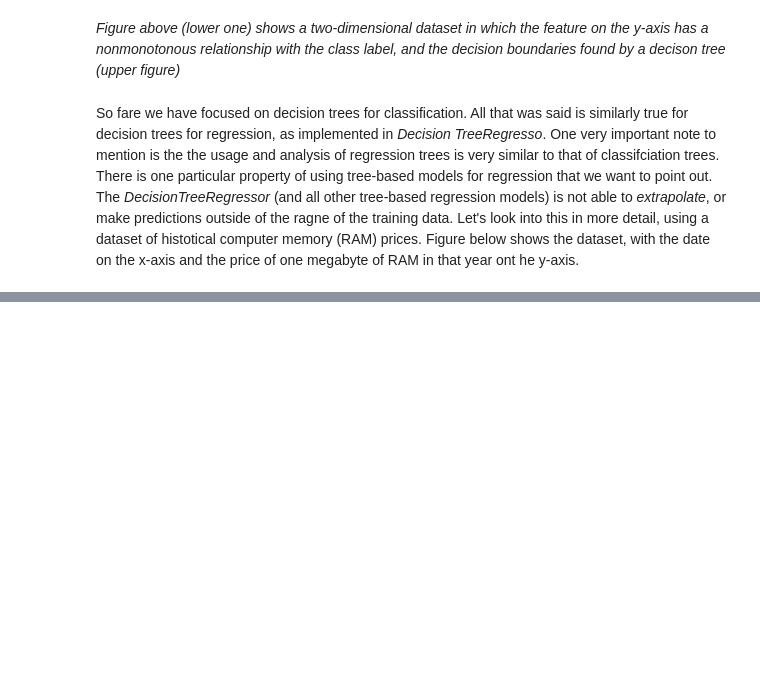
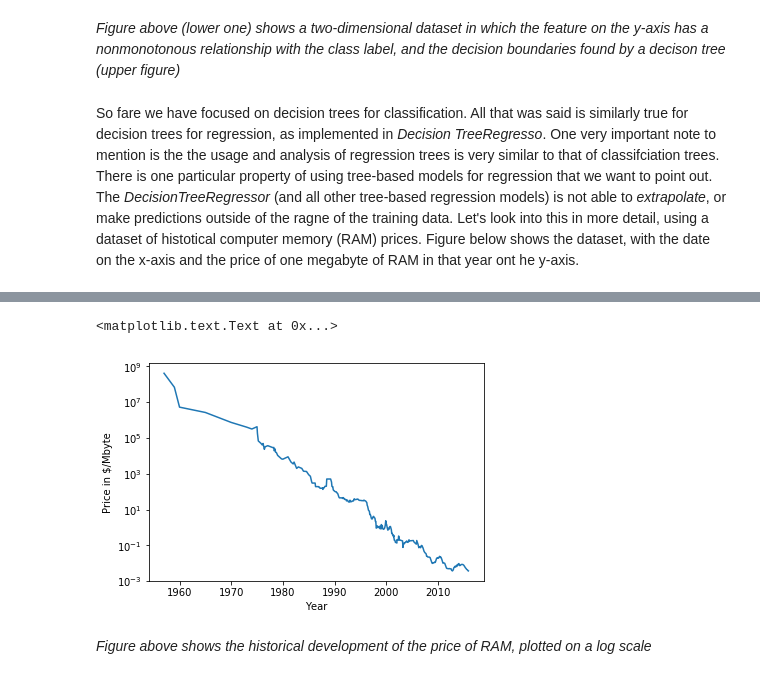
Before and after one commit to abudata/Machine_Learning, a Jupyter notebook: Supervised_Learning_Decision_Trees.ipynb, the cells around one changed output, grey strips where cells are left out. Cells and saved outputs as stored; diff of their text form; code cells hidden in the pictures; blank space fills up the shorter version.

```diff
--- a/Supervised_Learning_Decision_Trees.ipynb
+++ b/Supervised_Learning_Decision_Trees.ipynb
@@ -187,0 +190,3 @@ Let's look into this in more detail, using a dataset of histotical computer memo
+# %%
+ram_prices = pd.read_csv('ram_price.csv')
+ram_prices.head()
@@ -187,0 +200,9 @@ Let's look into this in more detail, using a dataset of histotical computer memo
+# %%
+plt.semilogy(ram_prices.date, ram_prices.price)
+plt.xlabel('Year')
+plt.ylabel('Price in $/Mbyte')
+# %% [output]
+<matplotlib.text.Text at 0x...>
+[figure, added]
+# %% [markdown]
+*Figure above shows the historical development of the price of RAM, plotted on a log scale*
```
Also changed, not shown: parts of 9 cells of this notebook.
